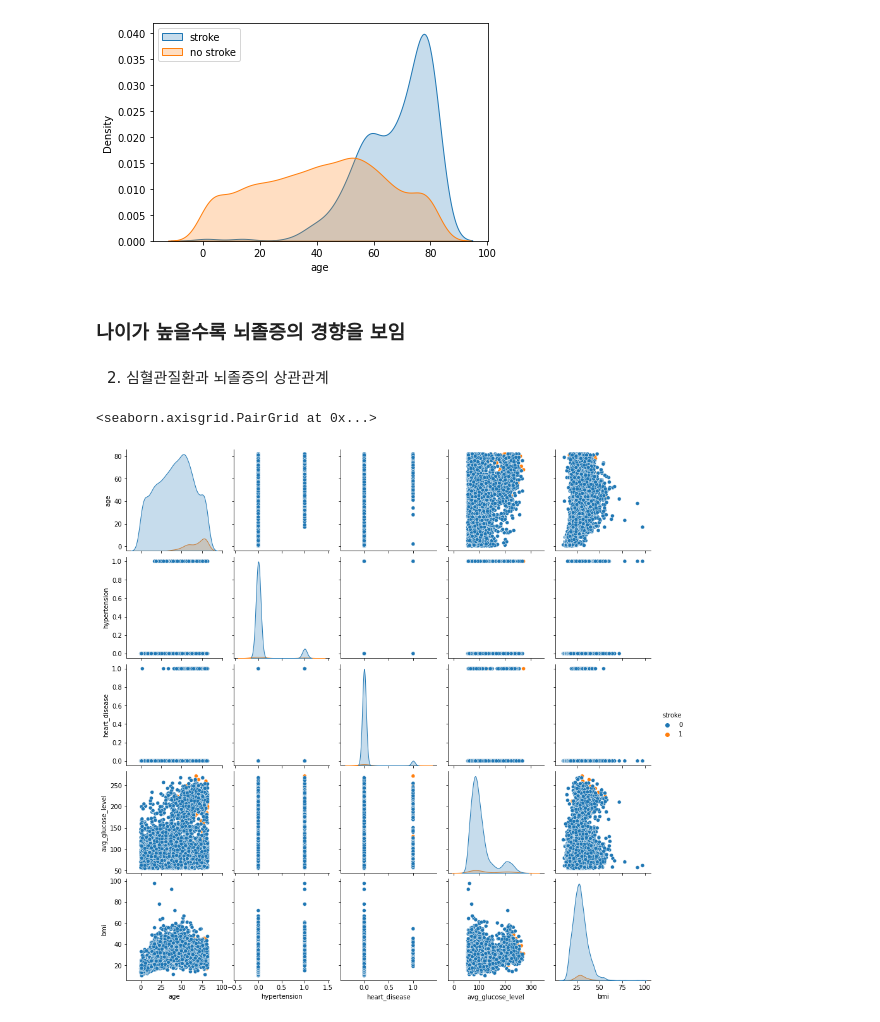
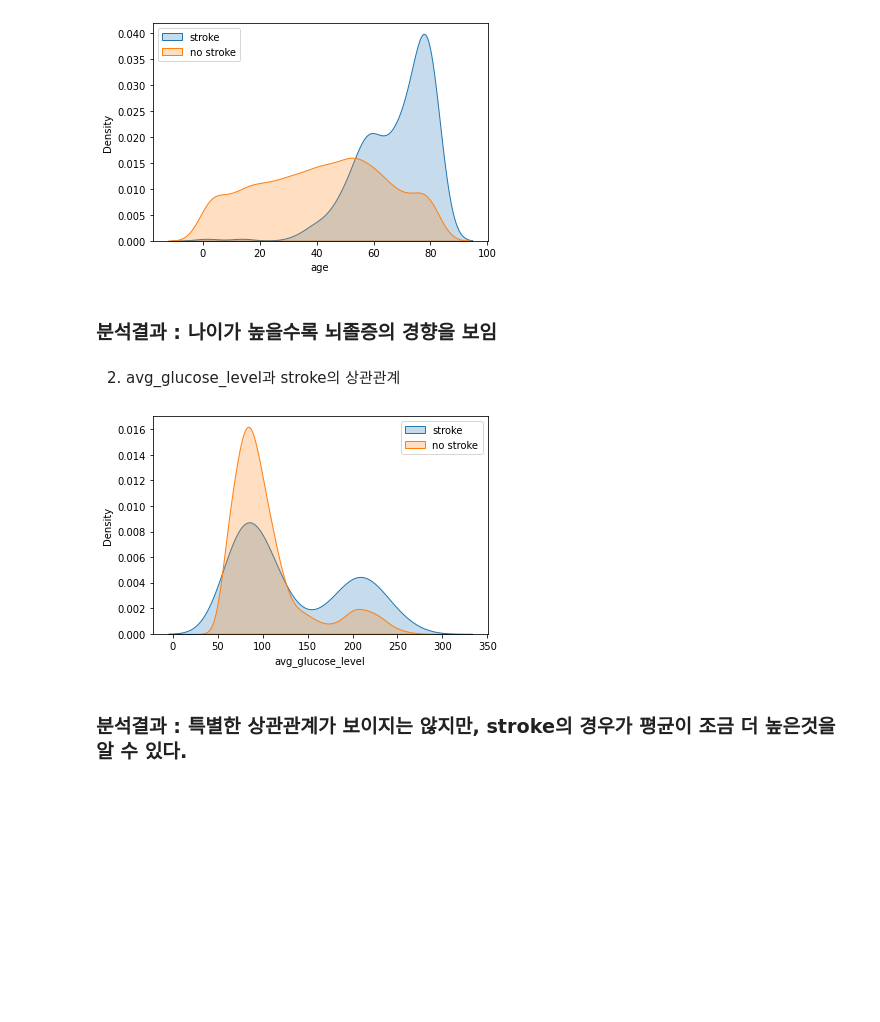
Before and after one commit to KyubumShin/myEDA, a Jupyter notebook: stroke/Stroke EDA.ipynb, the cells around one changed output. Saved outputs shown, nothing was run; the diff lists cells and outputs as text; code cells hidden in the pictures; blank space fills up the shorter version.

```diff
--- a/stroke/Stroke EDA.ipynb
+++ b/stroke/Stroke EDA.ipynb
@@ -113,11 +114,15 @@ plt.show()
 # %% [output]
 [figure]
 # %% [markdown]
-### 나이가 높을수록 뇌졸증의 경향을 보임
+### 분석결과 : 나이가 높을수록 뇌졸증의 경향을 보임
-# %% [markdown]
-2. 심혈관질환과 뇌졸증의 상관관계
-# %%
-sns.pairplot(data = stroke, hue = "stroke")
-# %% [output]
-<seaborn.axisgrid.PairGrid at 0x...>
-[figure, removed]
+# %% [markdown]
+2. avg_glucose_level과 stroke의 상관관계
+# %%
+sns.kdeplot(data = stroke[stroke.stroke == 1], x = "avg_glucose_level", fill = True)
+sns.kdeplot(data = stroke[stroke.stroke == 0], x = "avg_glucose_level", fill = True)
+plt.legend(["stroke", "no stroke"])
+plt.show()
+# %% [output]
+[figure, added]
+# %% [markdown]
+### 분석결과 : 특별한 상관관계가 보이지는 않지만, stroke의 경우가 평균이 조금 더 높은것을 알 수 있다.
```
Also changed, not shown: parts of 11 cells of this notebook.
